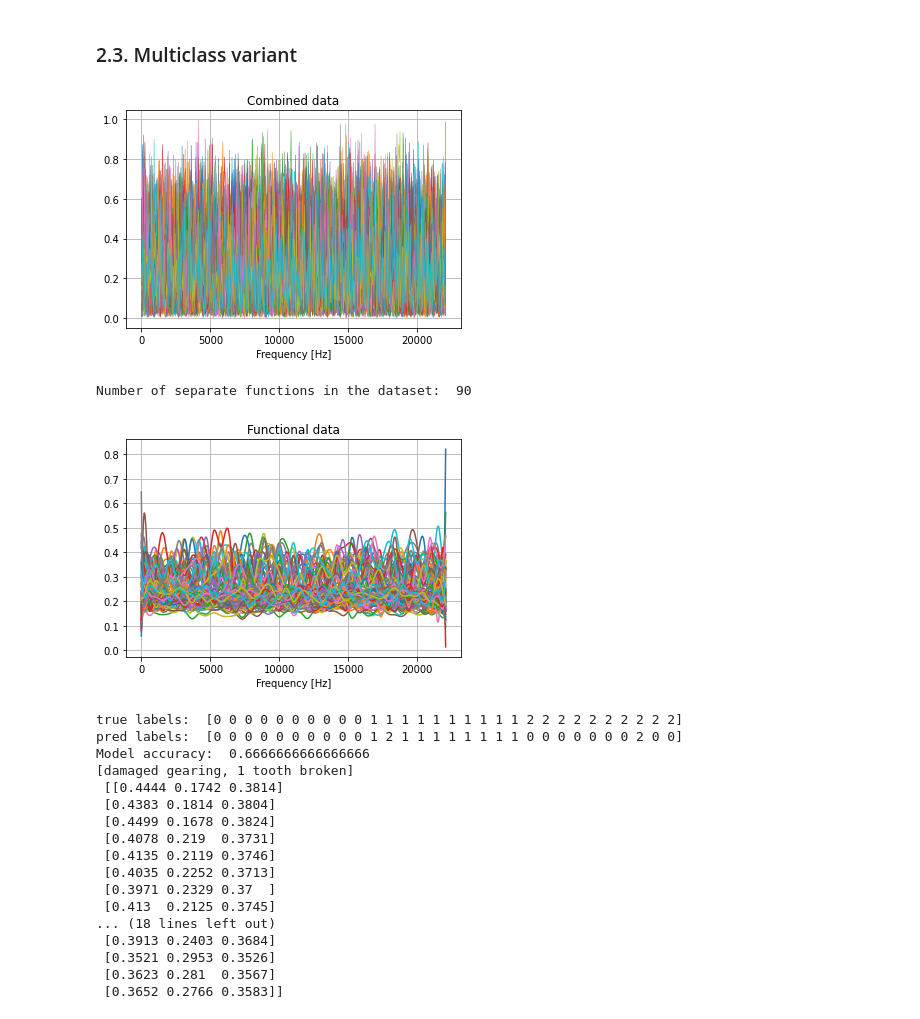
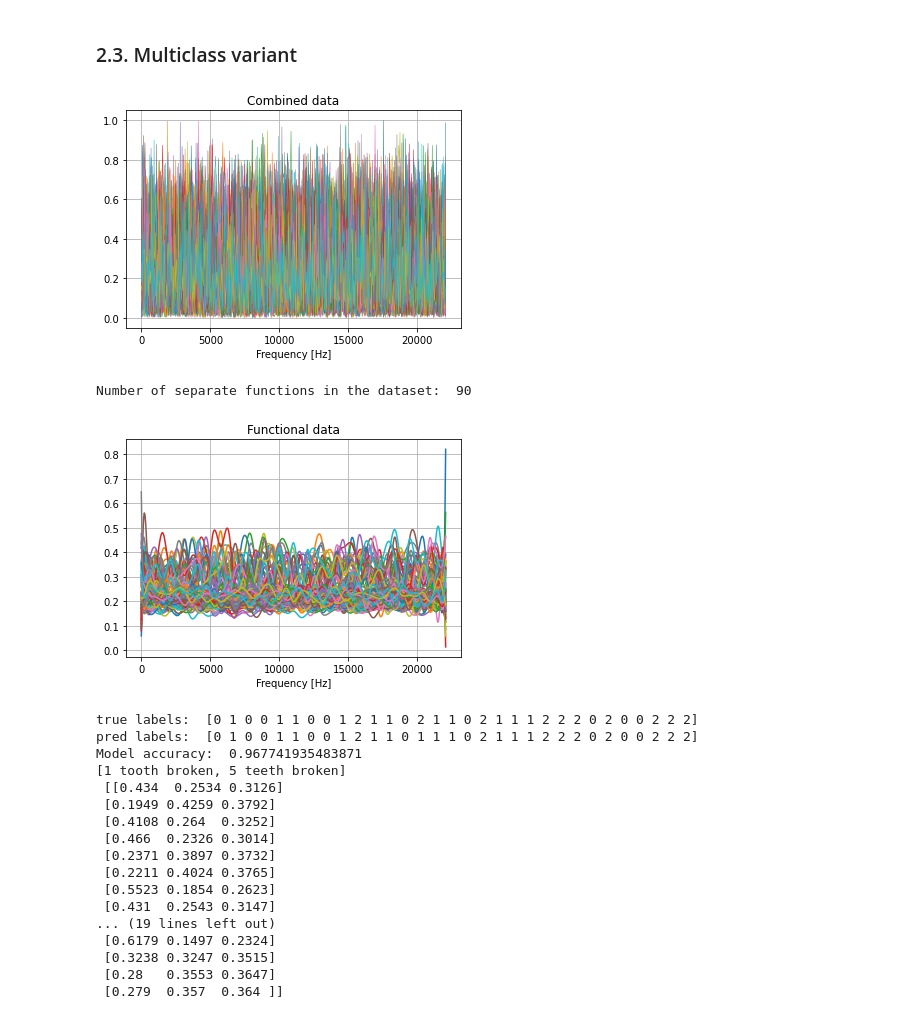
Before and after one commit to Porbi96/fda-time-series-classification, a Jupyter notebook: src/main.ipynb, the cells around one changed output. Drawn from its saved outputs; the diff is of its cells as text; code cells hidden in the pictures.

```diff
--- a/src/main.ipynb
+++ b/src/main.ipynb
@@ -323,25 +328,25 @@ The PostScript backend does not support transparency; partially transparent arti
 # %%
 from multiclass_logistic_regression import MulticlassLogisticRegression
 
 # Choose three or more classes/datasets:
-fd1 = fd_up_fft
-fd2 = fd_1_fft
+fd1 = fd_1_fft
+fd2 = fd_5_fft
 fd3 = fd_2_fft
 
-fd1_label = 'damaged gearing'
-fd2_label = '1 tooth broken'
+fd1_label = '1 tooth broken'
+fd2_label = '5 teeth broken'
 fd3_label = '2 teeth broken'
 
 # Dataset concatenation:
 fd = fd1.concatenate(fd2).concatenate(fd3)
 
 fd.plot(linewidth=0.5)
 plt.title("Combined data")
 plt.xlabel("Frequency [Hz]")
 plt.grid()
 plt.show()
 # %% [output]
-[figure, old version]
+[figure, new version]
 # %%
 # Basis spline data interpolation - number of basis functions can be chosen (at least 5 due to spline 4th order)
 bss = BSpline(n_basis=45)
@@ -356,7 +361,7 @@ print("Number of separate functions in the dataset: ", fd_basis.n_samples)
 plt.show()
 # %% [output]
 Number of separate functions in the dataset:  90
-[figure, old version]
+[figure, new version]
 # %%
 # Multiclass logistic regression model fitting
 
@@ -364,13 +369,13 @@ fd_size = fd_basis.n_samples
 y = fd_size//3*[0] + fd_size//3*[1] + fd_size//3*[2]
 
 # Splitting with help of scikit-learn function:
-# x_train, x_val, y_train, y_val = train_test_split(fd_basis, y, test_size=0.3, random_state=55, shuffle=True)
+x_train, x_val, y_train, y_val = train_test_split(fd_basis, y, test_size=0.34, random_state=21, shuffle=True, stratify=y)
 
 # Or splitting on two exact parts - may work better with small datasets as this one
-x_train = fd_basis[::3].concatenate(fd_basis[1::3])
-x_val = fd_basis[2::3]
-y_train = y[::3] + y[1::3]
-y_val = y[2::3]
+# x_train = fd_basis[::3].concatenate(fd_basis[1::3])
+# x_val = fd_basis[2::3]
+# y_train = y[::3] + y[1::3]
+# y_val = y[2::3]
 
 model = MulticlassLogisticRegression()
 model.fit(x_train, y_train)
@@ -386,23 +391,23 @@ print("Model accuracy: ", model.score(x_val, y_val))
 # Probably more samples are needed.
 print(f'[{fd1_label}, {fd2_label}]\n', y_pred_proba.round(4))
 # %% [output]
-true labels:  [0 0 0 0 0 0 0 0 0 0 1 1 1 1 1 1 1 1 1 1 2 2 2 2 2 2 2 2 2 2]
-pred labels:  [0 0 0 0 0 0 0 0 0 0 1 2 1 1 1 1 1 1 1 1 0 0 0 0 0 0 0 2 0 0]
-Model accuracy:  0.6666666666666666
-[damaged gearing, 1 tooth broken]
- [[0.4444 0.1742 0.3814]
- [0.4383 0.1814 0.3804]
- [0.4499 0.1678 0.3824]
- [0.4078 0.219  0.3731]
- [0.4135 0.2119 0.3746]
- [0.4035 0.2252 0.3713]
- [0.3971 0.2329 0.37  ]
- [0.413  0.2125 0.3745]
-... (18 lines left out)
- [0.3913 0.2403 0.3684]
- [0.3521 0.2953 0.3526]
- [0.3623 0.281  0.3567]
- [0.3652 0.2766 0.3583]]
+true labels:  [0 1 0 0 1 1 0 0 1 2 1 1 0 2 1 1 0 2 1 1 1 2 2 2 0 2 0 0 2 2 2]
+pred labels:  [0 1 0 0 1 1 0 0 1 2 1 1 0 1 1 1 0 2 1 1 1 2 2 2 0 2 0 0 2 2 2]
+Model accuracy:  0.967741935483871
+[1 tooth broken, 5 teeth broken]
+ [[0.434  0.2534 0.3126]
+ [0.1949 0.4259 0.3792]
+ [0.4108 0.264  0.3252]
+ [0.466  0.2326 0.3014]
+ [0.2371 0.3897 0.3732]
+ [0.2211 0.4024 0.3765]
+ [0.5523 0.1854 0.2623]
+ [0.431  0.2543 0.3147]
+... (19 lines left out)
+ [0.6179 0.1497 0.2324]
+ [0.3238 0.3247 0.3515]
+ [0.28   0.3553 0.3647]
+ [0.279  0.357  0.364 ]]
 # %%
 # Confusion matrix
 ConfusionMatrixDisplay.from_predictions(np.array(y_val),
```
Also changed, not shown: parts of 5 cells of this notebook, 14 other files.
